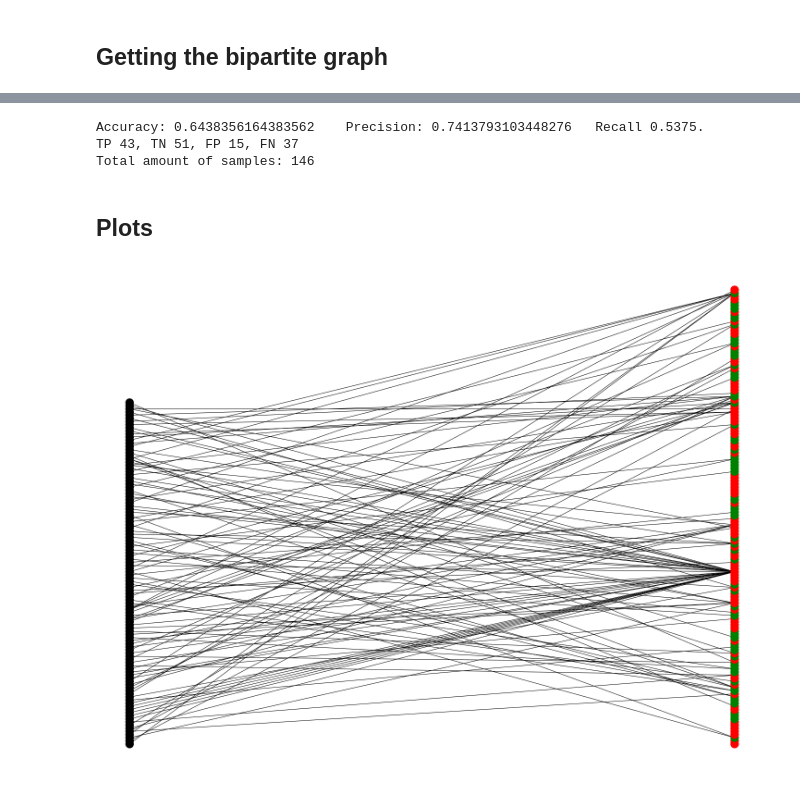
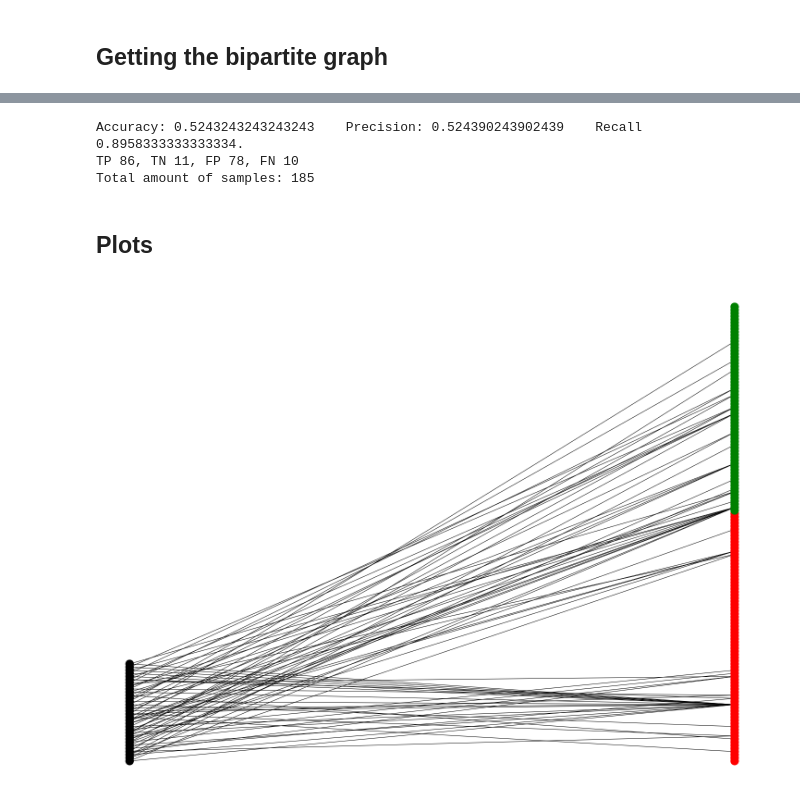
Before and after one commit to smuktevi/fakenews, a Jupyter notebook: gtut/UA_graph_analysis.ipynb, the cells around one changed output, grey strips where cells are left out. Saved outputs shown, nothing was run; the diff lists cells and outputs as text; code cells hidden in the pictures.

```diff
--- a/gtut/UA_graph_analysis.ipynb
+++ b/gtut/UA_graph_analysis.ipynb
@@ -129,0 +244,2 @@ Done with 50000
+# %%
+UDF = marker_users_RFB(B, labels, UDF)
@@ -185,26 +546,41 @@ def accuracy(ACTUALS, PREDS):
     print(f"Total amount of samples: {(TP + TN + FP + FN)}")
     return (ACCURACY, PRECISION, RECALL), (TPl, FPl, TNl, FNl)
 # %%
-apr, a = accuracy(LABELS, PREDS_MODEL_1)
+apr, a = accuracy(labels, PREDS_MODEL_3)
 (tp, fp, tn, fn) = a
 # %% [output]
-Accuracy: 0.6438356164383562    Precision: 0.7413793103448276   Recall 0.5375.
-TP 43, TN 51, FP 15, FN 37
-Total amount of samples: 146
+Accuracy: 0.5243243243243243    Precision: 0.524390243902439    Recall 0.8958333333333334.
+TP 86, TN 11, FP 78, FN 10
+Total amount of samples: 185
-# %% [markdown]
-## Plots
+# %% [markdown]
+## Plots
 # %%
+def get_article_nodes_in_order(labels):
+    f, r = [], []
+    for i in labels.keys():
+        if labels[i] == 1:
+            f.append(i)
+        else:
+            r.append(i)
+    return f+r
+
+def get_subgraph_with_both_kinds_of_users(B, UDF):
+    users = get_user_nodes(B)
+    articles = get_article_nodes(B)
+    users_sample = [u for u in users if UDF.loc[u, 'authored'] == "BOTH"]
+    return B.subgraph(articles + users_sample)
+
 def get_user_sample_subgraph_from_bgraph(B, pct):
     pctX1000 = pct * 1000
-    users = [n for n in B.nodes if B.nodes[n]['bipartite'] == 0]
-    articles = [n for n in B.nodes if B.nodes[n]['bipartite'] == 1]
+    users = get_user_nodes(B)
+    articles = get_article_nodes(B)
     users_sample = [u for u in users if random.randint(0, 1000) <= pctX1000]
     return B.subgraph(articles + users_sample)
 
-def plot_with_bipartition(B, labels):
+def plot_with_bipartition(B, labels, udf, user_param_to_color=None):
     # Separate by group
-    l = [n for n in B.nodes if B.nodes[n]['bipartite'] == 0]
-    r = [n for n in B.nodes if B.nodes[n]['bipartite'] == 1]
+    l = get_user_nodes(B)
+    r = get_article_nodes_in_order(labels)
     pos = {}
 
     # Update position for node from each group
@@ -214,7 +590,11 @@ def plot_with_bipartition(B, labels):
     color_map = []
     for node in B.nodes:
         if isuser(node):
-            color_map.append("black")
+            if user_param_to_color != None:
+                color_map.append("black")
+                pass
+            else:
+                color_map.append("black")
         else:
             if labels[node] == 1: # fake
                 color_map.append('red')
@@ -225,7 +605,8 @@ def plot_with_bipartition(B, labels):
     nx.draw(B, pos=pos, node_color=color_map)
     plt.show()
 # %%
-B_usample = get_user_sample_subgraph_from_bgraph(B, 0.001)
-plot_with_bipartition(B_usample, labels)
+B_both = get_subgraph_with_both_kinds_of_users(B, UDF)
+B_usample = get_user_sample_subgraph_from_bgraph(B_both, 0.03)
+plot_with_bipartition(B_usample, labels, UDF)
 # %% [output]
-[figure, old version]
+[figure, new version]
```
Also changed, not shown: parts of 38 cells of this notebook.
